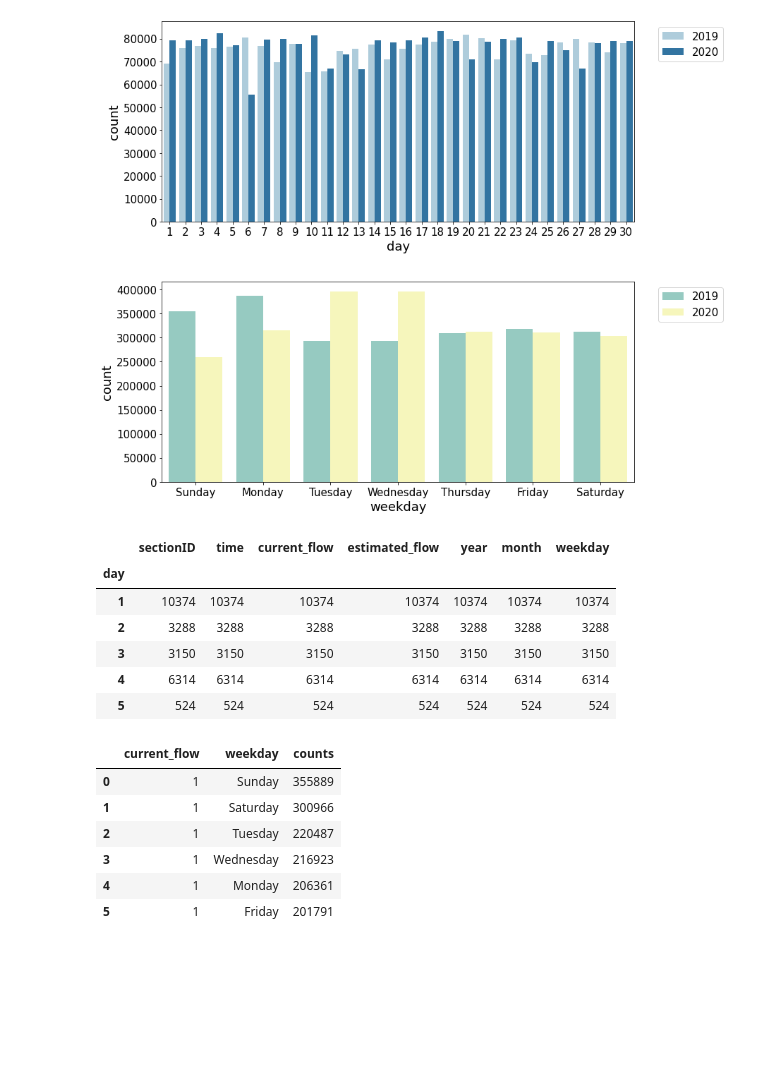
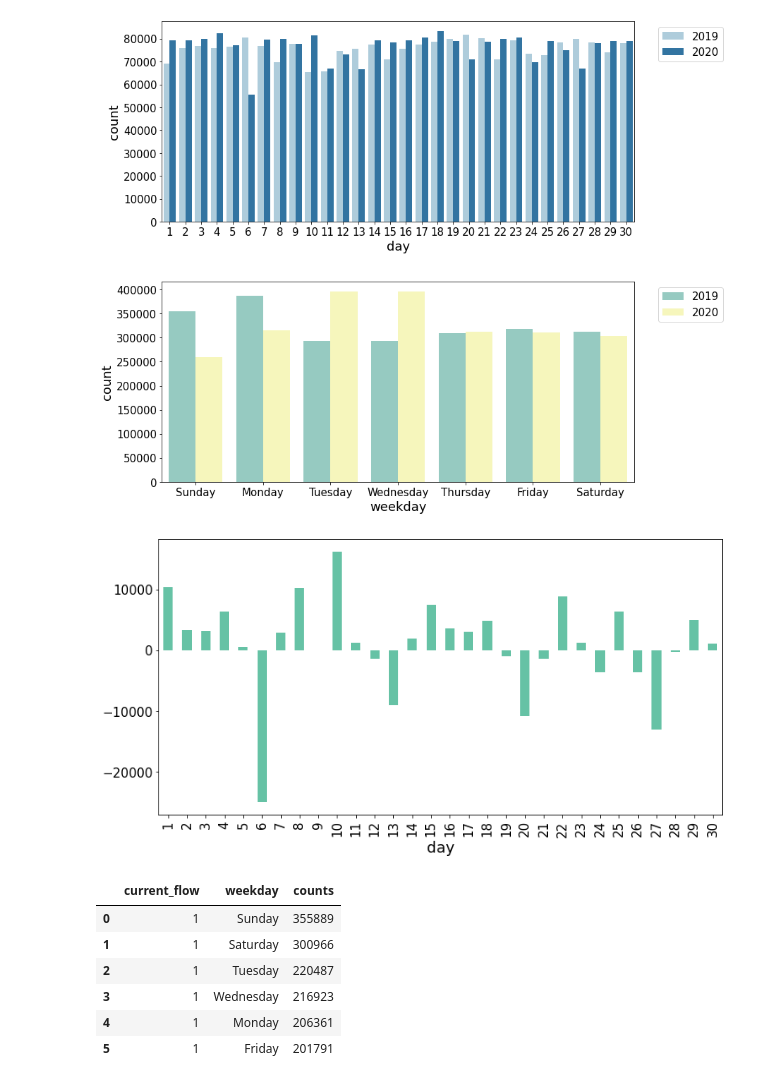
Before and after one commit to soyhyoj/BCN-TrafficForecast, a Jupyter notebook: notebooks/2. EDA.ipynb, the cells around one changed output. Drawn from its saved outputs; the diff is of its cells as text; code cells hidden in the pictures; blank space fills up the shorter version.

Commit message:
september 2019 and 2020 comparison plot added. analysis not completed yet.

```diff
--- a/notebooks/2. EDA.ipynb
+++ b/notebooks/2. EDA.ipynb
@@ -214,12 +214,9 @@ sep_2019 = df_sep[df_sep.year == 2019]
 sep_2020 = df_sep[df_sep.year == 2020]
 
 sep_differences = sep_2020.groupby('day').count() - sep_2019.groupby('day').count()
-sep_differences.head()
-# %% [output]
-|  | sectionID | time | current_flow | estimated_flow | year | month | weekday |
-| day |  |  |  |  |  |  |  |
-| 1 | 10374 | 10374 | 10374 | 10374 | 10374 | 10374 | 10374 |
-| 2 | 3288 | 3288 | 3288 | 3288 | 3288 | 3288 | 3288 |
-| 3 | 3150 | 3150 | 3150 | 3150 | 3150 | 3150 | 3150 |
-| 4 | 6314 | 6314 | 6314 | 6314 | 6314 | 6314 | 6314 |
-| 5 | 524 | 524 | 524 | 524 | 524 | 524 | 524 |
+# %%
+plt.figure(figsize=(12,6))
+sep_differences.sectionID.plot(kind='bar')
+plt.show()
+# %% [output]
+[figure, added]
```
Also changed, not shown: parts of 1 cell of this notebook.
